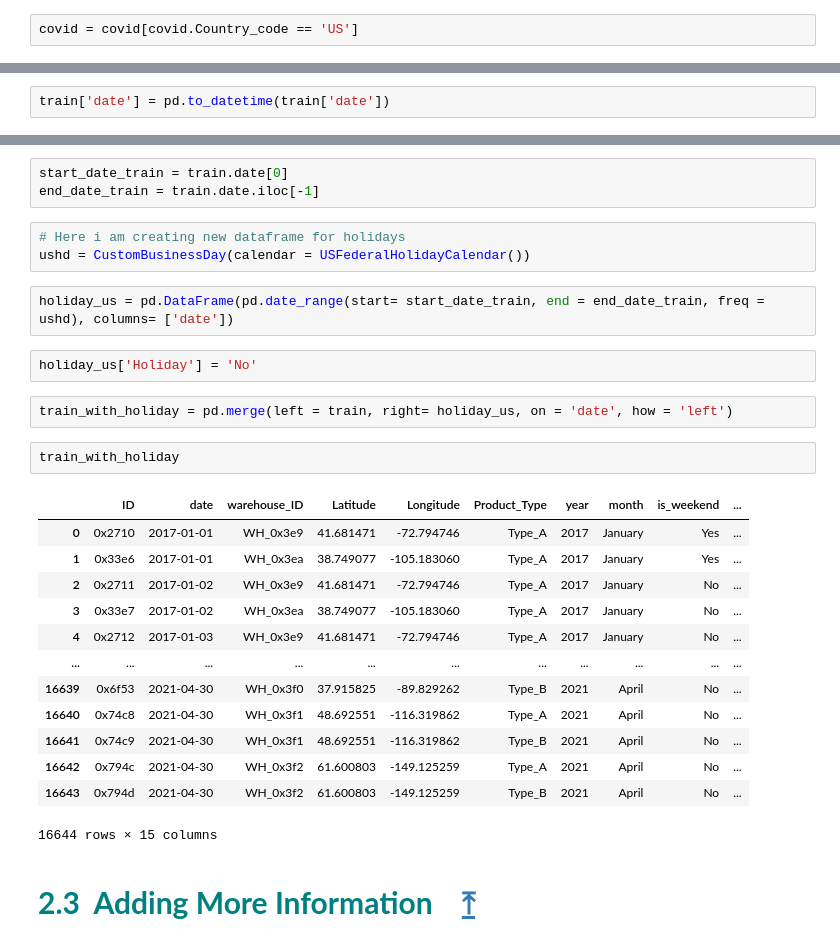
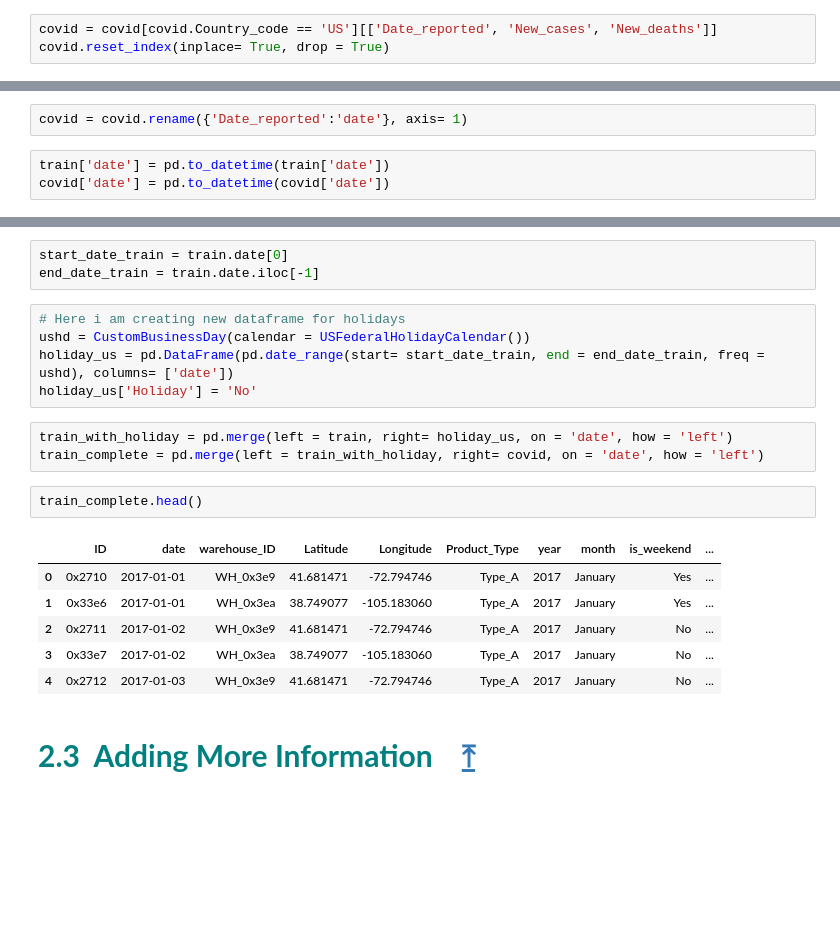
Before and after one commit to piyumaha12/Tredence-Data-Scientist-Hackathon, a Jupyter notebook: demand_forecasting.ipynb, the cells around one changed output, grey strips where cells are left out. Cells and saved outputs as stored; diff of their text form; blank space fills up the shorter version.

Commit message:
complete combo dataframe

```diff
--- a/demand_forecasting.ipynb
+++ b/demand_forecasting.ipynb
@@ -98,2 +107,3 @@ train.shape, test.shape, covid.shape
 # %%
-covid = covid[covid.Country_code == 'US']
+covid = covid[covid.Country_code == 'US'][['Date_reported', 'New_cases', 'New_deaths']]
+covid.reset_index(inplace= True, drop = True)
@@ -259,8 +274,11 @@ dtype: object
 > So we have on error regarding date column, it should be datetime type but it is object type.
 >
 > So we need to change it
+# %%
+covid = covid.rename({'Date_reported':'date'}, axis= 1)
 # %%
 train['date'] = pd.to_datetime(train['date'])
+covid['date'] = pd.to_datetime(covid['date'])
 # %%
 print(f'{y_}Let\'s Check the datatypes of columns \n {b_}')
 print(train.dtypes)
@@ -294,28 +324,20 @@ end_date_train = train.date.iloc[-1]
 # %%
 # Here i am creating new dataframe for holidays
 ushd = CustomBusinessDay(calendar = USFederalHolidayCalendar())
+holiday_us = pd.DataFrame(pd.date_range(start= start_date_train, end = end_date_train, freq = ushd), columns= ['date'])
+holiday_us['Holiday'] = 'No'
-# %%
-holiday_us = pd.DataFrame(pd.date_range(start= start_date_train, end = end_date_train, freq = ushd), columns= ['date'])
-# %%
-holiday_us['Holiday'] = 'No'
 # %%
 train_with_holiday = pd.merge(left = train, right= holiday_us, on = 'date', how = 'left')
+train_complete = pd.merge(left = train_with_holiday, right= covid, on = 'date', how = 'left')
-# %%
-train_with_holiday
-# %% [output]
-|  | ID | date | warehouse_ID | Latitude | Longitude | Product_Type | year | month | is_weekend | ... |
-| 0 | 0x2710 | 2017-01-01 | WH_0x3e9 | 41.681471 | -72.794746 | Type_A | 2017 | January | Yes | ... |
-| 1 | 0x33e6 | 2017-01-01 | WH_0x3ea | 38.749077 | -105.183060 | Type_A | 2017 | January | Yes | ... |
-| 2 | 0x2711 | 2017-01-02 | WH_0x3e9 | 41.681471 | -72.794746 | Type_A | 2017 | January | No | ... |
-| 3 | 0x33e7 | 2017-01-02 | WH_0x3ea | 38.749077 | -105.183060 | Type_A | 2017 | January | No | ... |
-| 4 | 0x2712 | 2017-01-03 | WH_0x3e9 | 41.681471 | -72.794746 | Type_A | 2017 | January | No | ... |
-| ... | ... | ... | ... | ... | ... | ... | ... | ... | ... | ... |
-| 16639 | 0x6f53 | 2021-04-30 | WH_0x3f0 | 37.915825 | -89.829262 | Type_B | 2021 | April | No | ... |
-| 16640 | 0x74c8 | 2021-04-30 | WH_0x3f1 | 48.692551 | -116.319862 | Type_A | 2021 | April | No | ... |
-| 16641 | 0x74c9 | 2021-04-30 | WH_0x3f1 | 48.692551 | -116.319862 | Type_B | 2021 | April | No | ... |
-| 16642 | 0x794c | 2021-04-30 | WH_0x3f2 | 61.600803 | -149.125259 | Type_A | 2021 | April | No | ... |
-| 16643 | 0x794d | 2021-04-30 | WH_0x3f2 | 61.600803 | -149.125259 | Type_B | 2021 | April | No | ... |
-16644 rows × 15 columns
+# %%
+train_complete.head()
+# %% [output]
+|  | ID | date | warehouse_ID | Latitude | Longitude | Product_Type | year | month | is_weekend | ... |
+| 0 | 0x2710 | 2017-01-01 | WH_0x3e9 | 41.681471 | -72.794746 | Type_A | 2017 | January | Yes | ... |
+| 1 | 0x33e6 | 2017-01-01 | WH_0x3ea | 38.749077 | -105.183060 | Type_A | 2017 | January | Yes | ... |
+| 2 | 0x2711 | 2017-01-02 | WH_0x3e9 | 41.681471 | -72.794746 | Type_A | 2017 | January | No | ... |
+| 3 | 0x33e7 | 2017-01-02 | WH_0x3ea | 38.749077 | -105.183060 | Type_A | 2017 | January | No | ... |
+| 4 | 0x2712 | 2017-01-03 | WH_0x3e9 | 41.681471 | -72.794746 | Type_A | 2017 | January | No | ... |
 # %% [markdown]
 <a id="2.3"></a>
 ## <span style="font-family: Verdana; font-size: 30px; font-style: normal; font-weight: bold; text-decoration: none; text-transform: none; letter-spacing: 3px; background-color: #ffffff; color: teal;" id="adding_more_information">2.3&nbsp;&nbsp;Adding More Information&nbsp;&nbsp;&nbsp;&nbsp;<a href="#toc">&#10514;</a></center></span>
```
Also changed, not shown: parts of 6 cells of this notebook.
